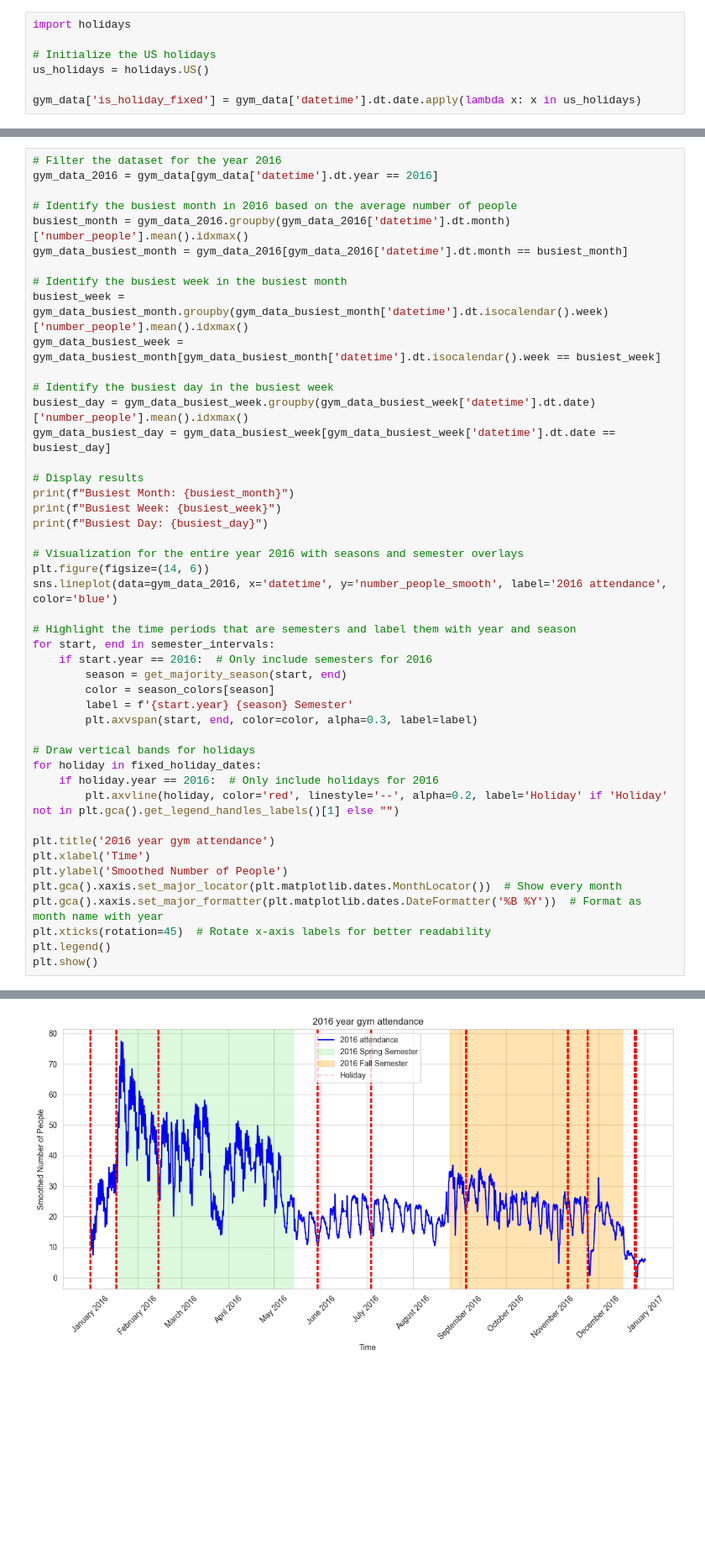
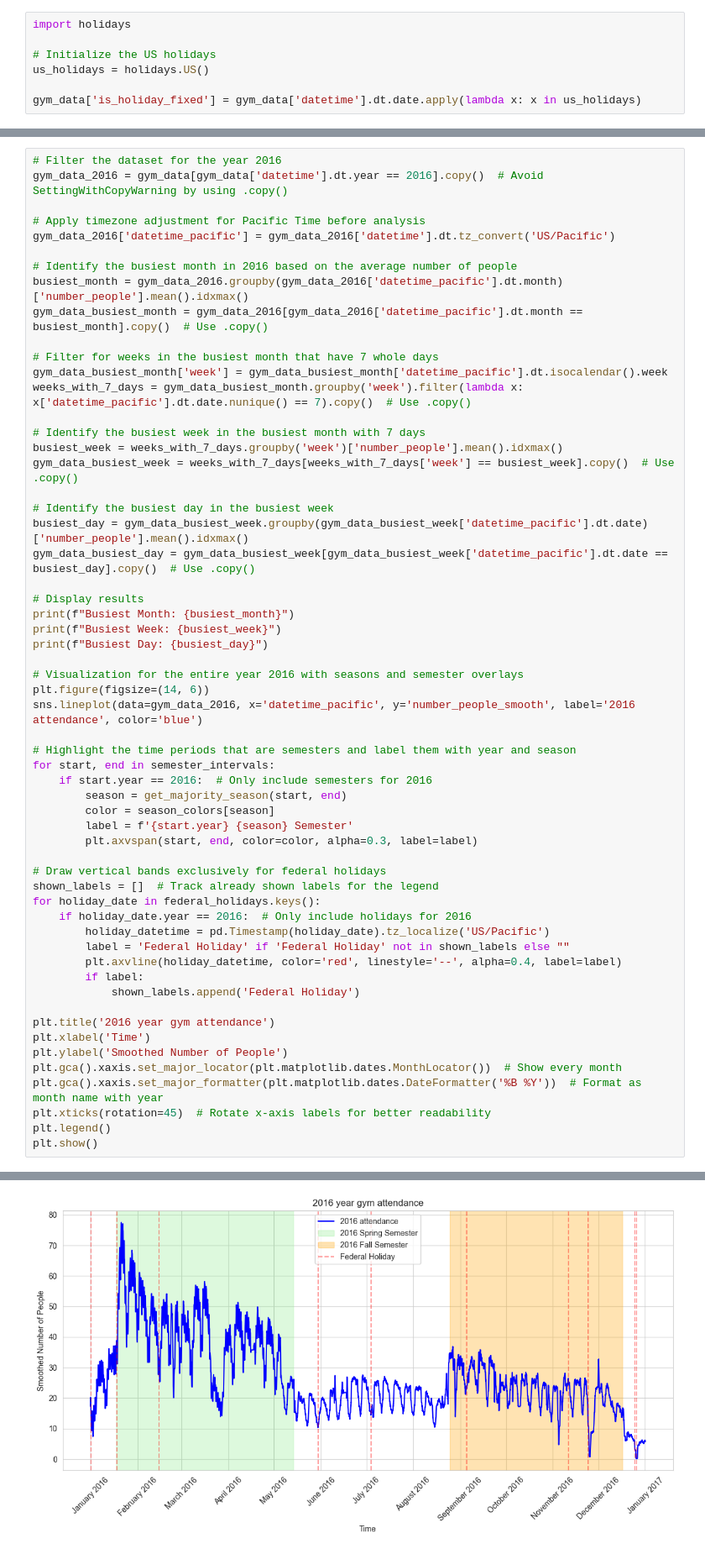
Before and after one commit to SJWallace/GP-StochasticGradientDescent1, a Jupyter notebook: simple.ipynb, the cells around one changed output, grey strips where cells are left out. Shown at 84% size. Saved outputs shown, nothing was run; the diff lists cells and outputs as text; blank space fills up the shorter version.

```diff
--- a/simple.ipynb
+++ b/simple.ipynb
@@ -255,18 +373,25 @@ Holidays in 2017: ["2017-01-01: New Year's Day", "2017-01-02: New Year's Day (ob
 # %%
 # Filter the dataset for the year 2016
-gym_data_2016 = gym_data[gym_data['datetime'].dt.year == 2016]
+gym_data_2016 = gym_data[gym_data['datetime'].dt.year == 2016].copy()  # Avoid SettingWithCopyWarning by using .copy()
+
+# Apply timezone adjustment for Pacific Time before analysis
+gym_data_2016['datetime_pacific'] = gym_data_2016['datetime'].dt.tz_convert('US/Pacific')
 
 # Identify the busiest month in 2016 based on the average number of people
-busiest_month = gym_data_2016.groupby(gym_data_2016['datetime'].dt.month)['number_people'].mean().idxmax()
-gym_data_busiest_month = gym_data_2016[gym_data_2016['datetime'].dt.month == busiest_month]
+busiest_month = gym_data_2016.groupby(gym_data_2016['datetime_pacific'].dt.month)['number_people'].mean().idxmax()
+gym_data_busiest_month = gym_data_2016[gym_data_2016['datetime_pacific'].dt.month == busiest_month].copy()  # Use .copy()
 
-# Identify the busiest week in the busiest month
-busiest_week = gym_data_busiest_month.groupby(gym_data_busiest_month['datetime'].dt.isocalendar().week)['number_people'].mean().idxmax()
-gym_data_busiest_week = gym_data_busiest_month[gym_data_busiest_month['datetime'].dt.isocalendar().week == busiest_week]
+# Filter for weeks in the busiest month that have 7 whole days
+gym_data_busiest_month['week'] = gym_data_busiest_month['datetime_pacific'].dt.isocalendar().week
+weeks_with_7_days = gym_data_busiest_month.groupby('week').filter(lambda x: x['datetime_pacific'].dt.date.nunique() == 7).copy()  # Use .copy()
+
+# Identify the busiest week in the busiest month with 7 days
+busiest_week = weeks_with_7_days.groupby('week')['number_people'].mean().idxmax()
+gym_data_busiest_week = weeks_with_7_days[weeks_with_7_days['week'] == busiest_week].copy()  # Use .copy()
 
 # Identify the busiest day in the busiest week
-busiest_day = gym_data_busiest_week.groupby(gym_data_busiest_week['datetime'].dt.date)['number_people'].mean().idxmax()
-gym_data_busiest_day = gym_data_busiest_week[gym_data_busiest_week['datetime'].dt.date == busiest_day]
+busiest_day = gym_data_busiest_week.groupby(gym_data_busiest_week['datetime_pacific'].dt.date)['number_people'].mean().idxmax()
+gym_data_busiest_day = gym_data_busiest_week[gym_data_busiest_week['datetime_pacific'].dt.date == busiest_day].copy()  # Use .copy()
 
 # Display results
 print(f"Busiest Month: {busiest_month}")
@@ -275,7 +400,7 @@ print(f"Busiest Day: {busiest_day}")
 
 # Visualization for the entire year 2016 with seasons and semester overlays
 plt.figure(figsize=(14, 6))
-sns.lineplot(data=gym_data_2016, x='datetime', y='number_people_smooth', label='2016 attendance', color='blue')
+sns.lineplot(data=gym_data_2016, x='datetime_pacific', y='number_people_smooth', label='2016 attendance', color='blue')
 
 # Highlight the time periods that are semesters and label them with year and season
 for start, end in semester_intervals:
@@ -285,10 +410,15 @@ for start, end in semester_intervals:
         label = f'{start.year} {season} Semester'
         plt.axvspan(start, end, color=color, alpha=0.3, label=label)
 
-# Draw vertical bands for holidays
-for holiday in fixed_holiday_dates:
-    if holiday.year == 2016:  # Only include holidays for 2016
-        plt.axvline(holiday, color='red', linestyle='--', alpha=0.2, label='Holiday' if 'Holiday' not in plt.gca().get_legend_handles_labels()[1] else "")
+# Draw vertical bands exclusively for federal holidays
+shown_labels = []  # Track already shown labels for the legend
+for holiday_date in federal_holidays.keys():
+    if holiday_date.year == 2016:  # Only include holidays for 2016
+        holiday_datetime = pd.Timestamp(holiday_date).tz_localize('US/Pacific')
+        label = 'Federal Holiday' if 'Federal Holiday' not in shown_labels else ""
+        plt.axvline(holiday_datetime, color='red', linestyle='--', alpha=0.4, label=label)
+        if label:
+            shown_labels.append('Federal Holiday')
 
 plt.title('2016 year gym attendance')
 plt.xlabel('Time')
@@ -305,4 +435,4 @@ Busiest Day: 2016-02-02
-[figure, old version]
+[figure, new version]
 # %% [markdown]
 # 2016 insights
 The 2016 plot with holidays marked out makes sense. We can observe some trends.
```
Also changed, not shown: parts of 41 cells of this notebook.
